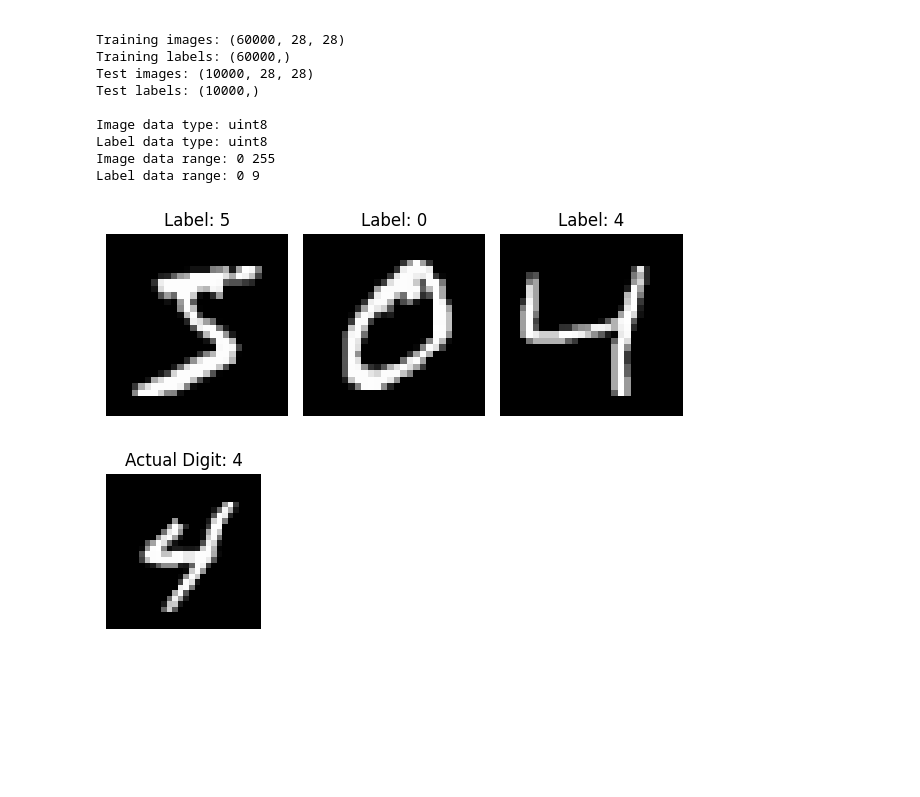
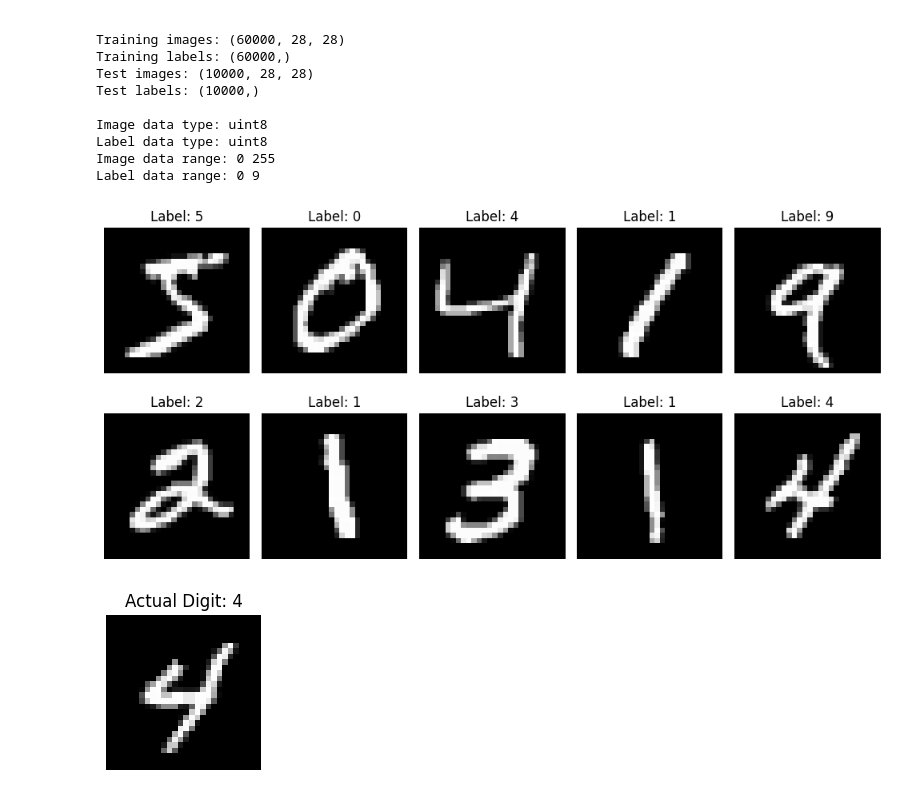
Before and after one commit to Meghakoranga/MNIST-image-processing, a Jupyter notebook: mnist.ipynb, the cells around one changed output. Drawn from its saved outputs; the diff is of its cells as text; code cells hidden in the pictures; blank space fills up the shorter version.

Commit message:
updated variable names and dimensions of image

```diff
--- a/mnist.ipynb
+++ b/mnist.ipynb
@@ -2,38 +2,37 @@
 <a href="https://colab.research.google.com/github/Meghakoranga/MNIST-image-processing/blob/main/mnist.ipynb" target="_parent"><img src="https://colab.research.google.com/assets/colab-badge.svg" alt="Open In Colab"/></a>
 # %%
 
+import numpy as np
+import matplotlib.pyplot as plt
+import io
 from urllib import request
-import numpy as np
-import io
-
-#specify the url dataset
 url = "https://storage.googleapis.com/tensorflow/tf-keras-datasets/mnist.npz"
 
-#download the dataset files
+#downloading the dataset files
 with request.urlopen(url) as resp:
   data_bytes = resp.read()
 
-#open the downloaded dataset
+#opening the downloaded dataset
 with np.load(io.BytesIO(data_bytes)) as data:
   print("Available arrays:",data.files)
 
   #extract images and their labels
-  X_train = data['x_train']
+  x_train = data['x_train']
   y_train = data['y_train']
-  X_test = data['x_test']
+  x_test = data['x_test']
   y_test = data['y_test']
 
 print("\nMNIST dataset loaded successfully!!!")
 print("your images and labels are ready to use..")
 #inspects the dataset
-print("\nTraining images:", X_train.shape)
+print("\nTraining images:", x_train.shape)
 print("Training labels:", y_train.shape)
-print("Test images:", X_test.shape)
+print("Test images:", x_test.shape)
 print("Test labels:", y_test.shape)
 
-print("\nImage data type:",X_train.dtype)
+print("\nImage data type:",x_train.dtype)
 print("Label data type:",y_train.dtype)
-print("Image data range:",X_train.min(),X_train.max())
+print("Image data range:",x_train.min(),x_train.max())
 print("Label data range:",y_train.min(),y_train.max())
 # %% [output]
 Available arrays: ['x_test', 'x_train', 'y_train', 'y_test']
@@ -51,16 +50,14 @@ Label data type: uint8
 Image data range: 0 255
 Label data range: 0 9
 # %%
-
-import matplotlib.pyplot as plt
-plt.figure(figsize=(10,3))
-for i in range(3):
-  plt.subplot(1,5,i+1)
-  plt.imshow(X_train[i],cmap='gray')
-  plt.title(f"Label: {y_train[i]}")
-  plt.axis('off')
-  plt.tight_layout()
+plt.figure(figsize=(10, 5))
+for i in range(10):
+    plt.subplot(2, 5, i + 1)
+    plt.imshow(x_train[i], cmap="gray")
+    plt.title("Label: " + str(y_train[i]))
+    plt.axis("off")
+plt.tight_layout()
 plt.show()
 # %% [output]
-[figure, old version]
+[figure, new version]
 # %%
```
Also changed, not shown: parts of 9 cells of this notebook.
